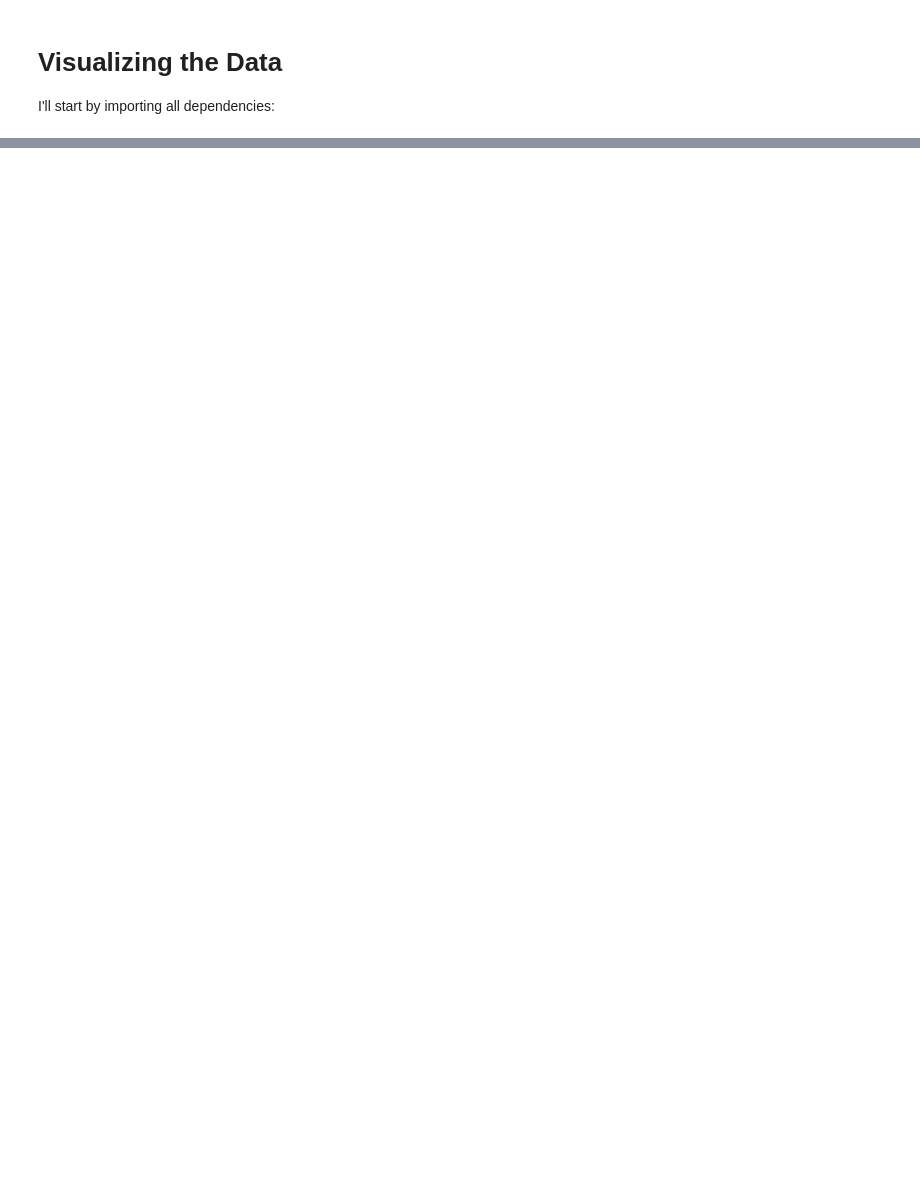
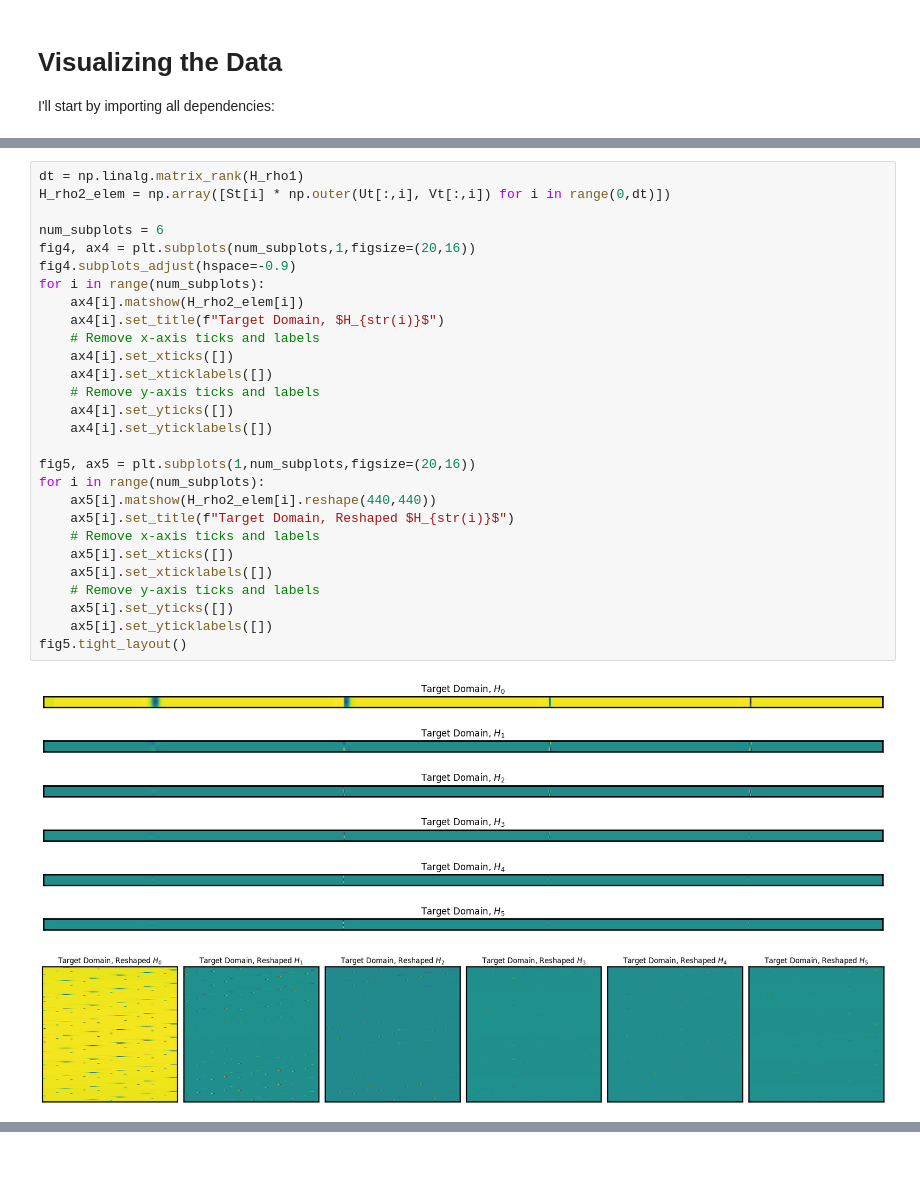
Before and after one commit to paulzwang/procrustes-subspace-adaptation, a Jupyter notebook: tutorial.ipynb, the cells around one changed output, grey strips where cells are left out. Saved outputs shown, nothing was run; the diff lists cells and outputs as text; blank space fills up the shorter version.

```diff
--- a/tutorial.ipynb
+++ b/tutorial.ipynb
@@ -99,0 +192,31 @@ Text(0, 0.5, '$K$-Lagged Vectors')
+# %%
+dt = np.linalg.matrix_rank(H_rho1)
+H_rho2_elem = np.array([St[i] * np.outer(Ut[:,i], Vt[:,i]) for i in range(0,dt)])
+
+num_subplots = 6
+fig4, ax4 = plt.subplots(num_subplots,1,figsize=(20,16))
+fig4.subplots_adjust(hspace=-0.9)
+for i in range(num_subplots):
+    ax4[i].matshow(H_rho2_elem[i])
+    ax4[i].set_title(f"Target Domain, $H_{str(i)}$")
+    # Remove x-axis ticks and labels
+    ax4[i].set_xticks([])
+    ax4[i].set_xticklabels([])
+    # Remove y-axis ticks and labels
+    ax4[i].set_yticks([])
+    ax4[i].set_yticklabels([])
+
+fig5, ax5 = plt.subplots(1,num_subplots,figsize=(20,16))
+for i in range(num_subplots):
+    ax5[i].matshow(H_rho2_elem[i].reshape(440,440))
+    ax5[i].set_title(f"Target Domain, Reshaped $H_{str(i)}$")
+    # Remove x-axis ticks and labels
+    ax5[i].set_xticks([])
+    ax5[i].set_xticklabels([])
+    # Remove y-axis ticks and labels
+    ax5[i].set_yticks([])
+    ax5[i].set_yticklabels([])
+fig5.tight_layout()
+# %% [output]
+[figure, added]
+[figure, added]
```
Also changed, not shown: parts of 19 cells of this notebook, 1 other file.
